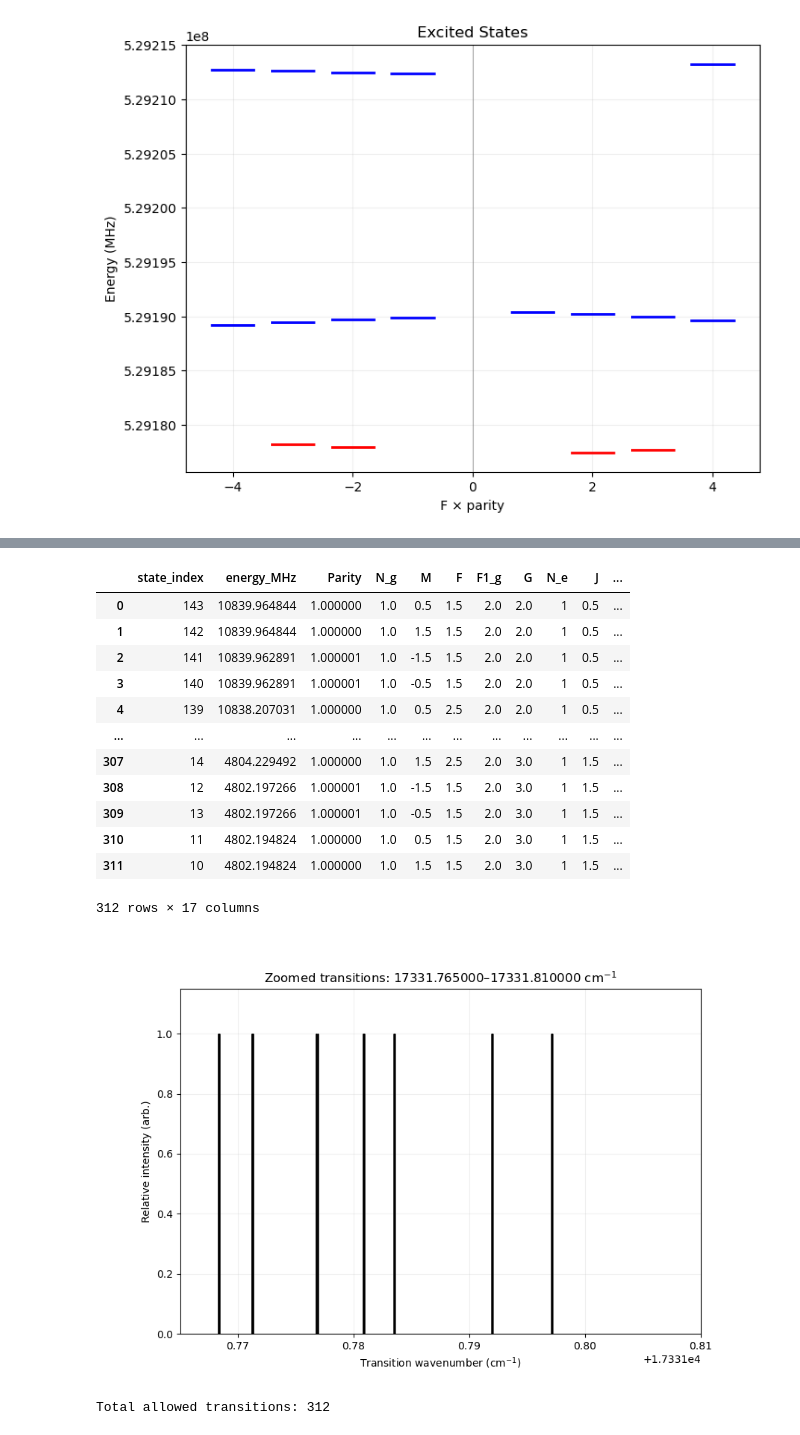
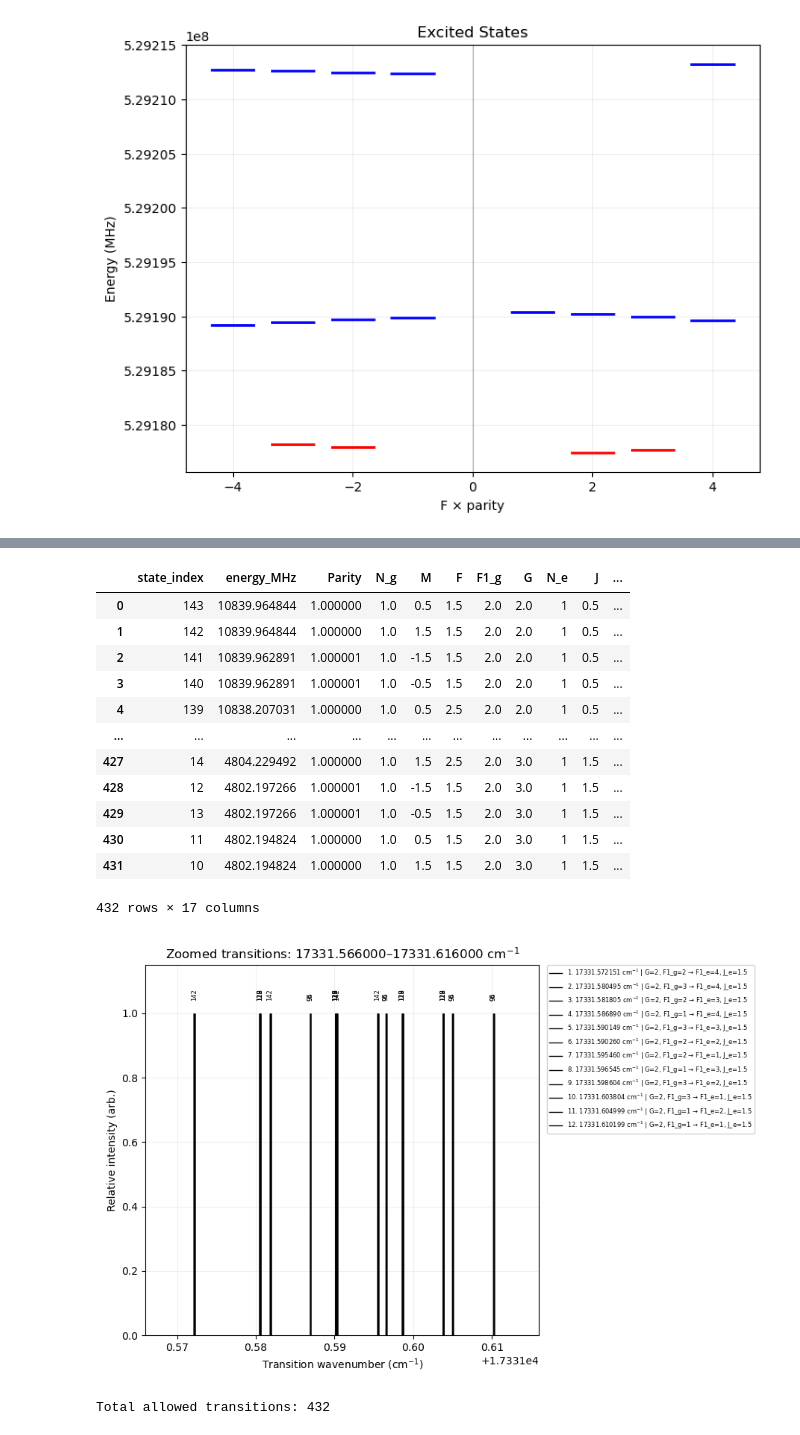
Before and after one commit to YuikiTakahashi/Molecule_spectrum_prediction, a Jupyter notebook: 173_prediction_Feb2026.ipynb, the cells around one changed output, grey strips where cells are left out. Drawn from its saved outputs; the diff is of its cells as text; code cells hidden in the pictures.

```diff
--- a/173_prediction_Feb2026.ipynb
+++ b/173_prediction_Feb2026.ipynb
@@ -2107,28 +2186,29 @@ Total allowed transitions: 312
 # %%
 transitions_df = compute_transition_spectrum(
     X010_173,
     All_excited_states_assignments,
     ground_parity_select=1,
-    offset_MHz=230, #offset_MHz=119.418*2,
-    zoom_min_cm1=17331.765,
-    zoom_max_cm1=17331.81,
+    offset_MHz=240, #offset_MHz=119.418*2,
+    zoom_min_cm1=17331.566,
+    zoom_max_cm1=17331.616,
     show_labels=False,
     label_fontsize=8,
     use_hover=True,
+    legend_from_labels=True,
 )
 # %% [output]
 |  | state_index | energy_MHz | Parity | N_g | M | F | F1_g | G | N_e | J | ... |
 | 0 | 143 | 10839.964844 | 1.000000 | 1.0 | 0.5 | 1.5 | 2.0 | 2.0 | 1 | 0.5 | ... |
 | 1 | 142 | 10839.964844 | 1.000000 | 1.0 | 1.5 | 1.5 | 2.0 | 2.0 | 1 | 0.5 | ... |
 | 2 | 141 | 10839.962891 | 1.000001 | 1.0 | -1.5 | 1.5 | 2.0 | 2.0 | 1 | 0.5 | ... |
 | 3 | 140 | 10839.962891 | 1.000001 | 1.0 | -0.5 | 1.5 | 2.0 | 2.0 | 1 | 0.5 | ... |
 | 4 | 139 | 10838.207031 | 1.000000 | 1.0 | 0.5 | 2.5 | 2.0 | 2.0 | 1 | 0.5 | ... |
 | ... | ... | ... | ... | ... | ... | ... | ... | ... | ... | ... | ... |
-| 307 | 14 | 4804.229492 | 1.000000 | 1.0 | 1.5 | 2.5 | 2.0 | 3.0 | 1 | 1.5 | ... |
-| 308 | 12 | 4802.197266 | 1.000001 | 1.0 | -1.5 | 1.5 | 2.0 | 3.0 | 1 | 1.5 | ... |
-| 309 | 13 | 4802.197266 | 1.000001 | 1.0 | -0.5 | 1.5 | 2.0 | 3.0 | 1 | 1.5 | ... |
-| 310 | 11 | 4802.194824 | 1.000000 | 1.0 | 0.5 | 1.5 | 2.0 | 3.0 | 1 | 1.5 | ... |
-| 311 | 10 | 4802.194824 | 1.000000 | 1.0 | 1.5 | 1.5 | 2.0 | 3.0 | 1 | 1.5 | ... |
+| 427 | 14 | 4804.229492 | 1.000000 | 1.0 | 1.5 | 2.5 | 2.0 | 3.0 | 1 | 1.5 | ... |
+| 428 | 12 | 4802.197266 | 1.000001 | 1.0 | -1.5 | 1.5 | 2.0 | 3.0 | 1 | 1.5 | ... |
+| 429 | 13 | 4802.197266 | 1.000001 | 1.0 | -0.5 | 1.5 | 2.0 | 3.0 | 1 | 1.5 | ... |
+| 430 | 11 | 4802.194824 | 1.000000 | 1.0 | 0.5 | 1.5 | 2.0 | 3.0 | 1 | 1.5 | ... |
+| 431 | 10 | 4802.194824 | 1.000000 | 1.0 | 1.5 | 1.5 | 2.0 | 3.0 | 1 | 1.5 | ... |
-312 rows × 17 columns
+432 rows × 17 columns
-[figure, old version]
+[figure, new version]
-Total allowed transitions: 312
+Total allowed transitions: 432
```
Also changed, not shown: parts of 2 cells of this notebook, 1 other file.
